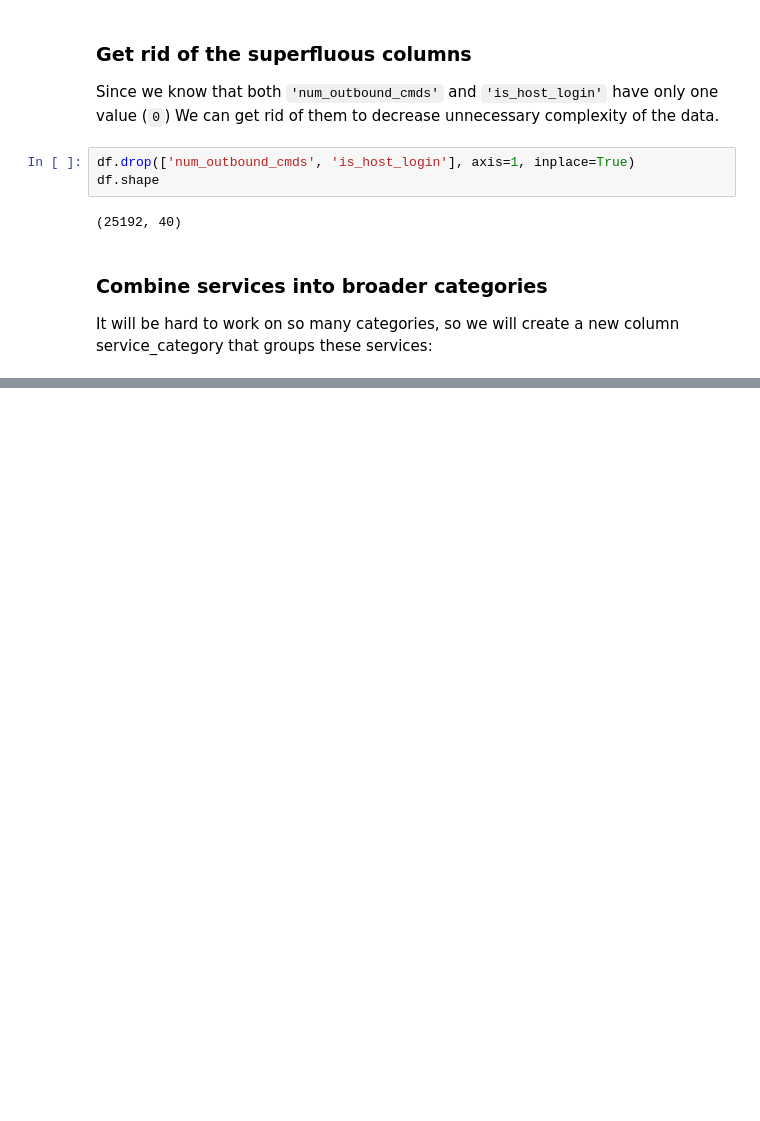
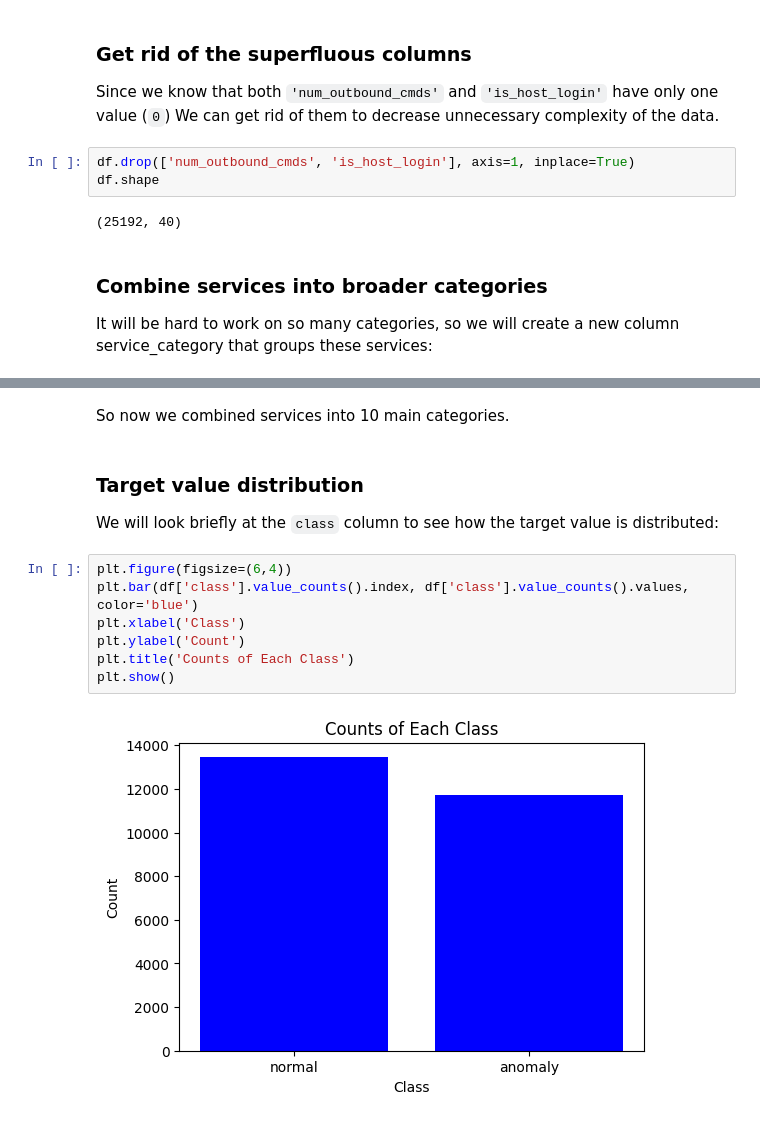
Before and after one commit to tanzilachand/Cybersecurity-Threat-Analysis, a Jupyter notebook: jupyter_notebooks/data_cleaning.ipynb, the cells around one changed output, grey strips where cells are left out. Drawn from its saved outputs; the diff is of its cells as text; blank space fills up the shorter version.

Commit message:
check the data distribution and outliers

```diff
--- a/jupyter_notebooks/data_cleaning.ipynb
+++ b/jupyter_notebooks/data_cleaning.ipynb
@@ -260,0 +261,14 @@ print(df[['service', 'service_category']].head())
+# %% [markdown]
+So now we combined services into 10 main categories.
+# %% [markdown]
+### Target value distribution
+We will look briefly at the `class` column to see how the target value is distributed:
+# %%
+plt.figure(figsize=(6,4))
+plt.bar(df['class'].value_counts().index, df['class'].value_counts().values, color='blue')
+plt.xlabel('Class')
+plt.ylabel('Count')
+plt.title('Counts of Each Class')
+plt.show()
+# %% [output]
+[figure, added]
```
Also changed, not shown: parts of 9 cells of this notebook.
